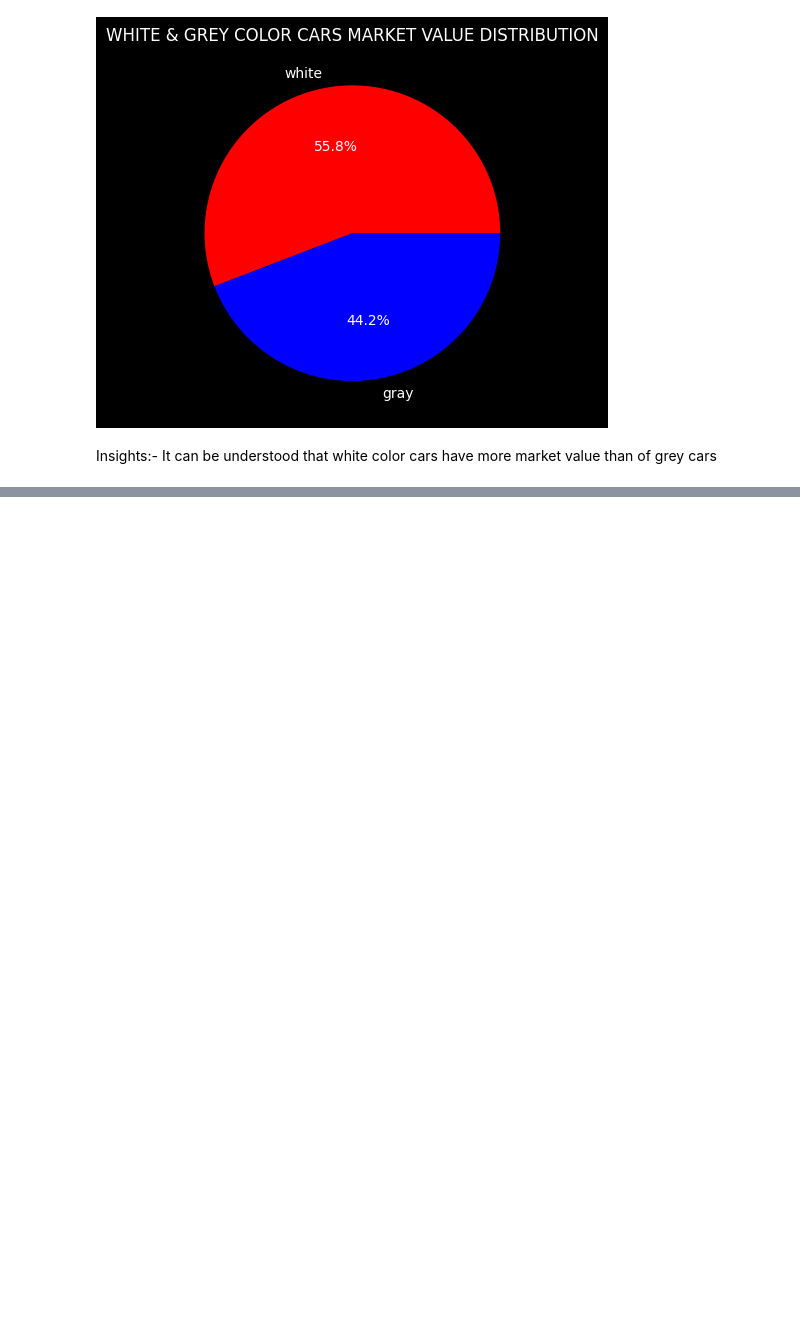
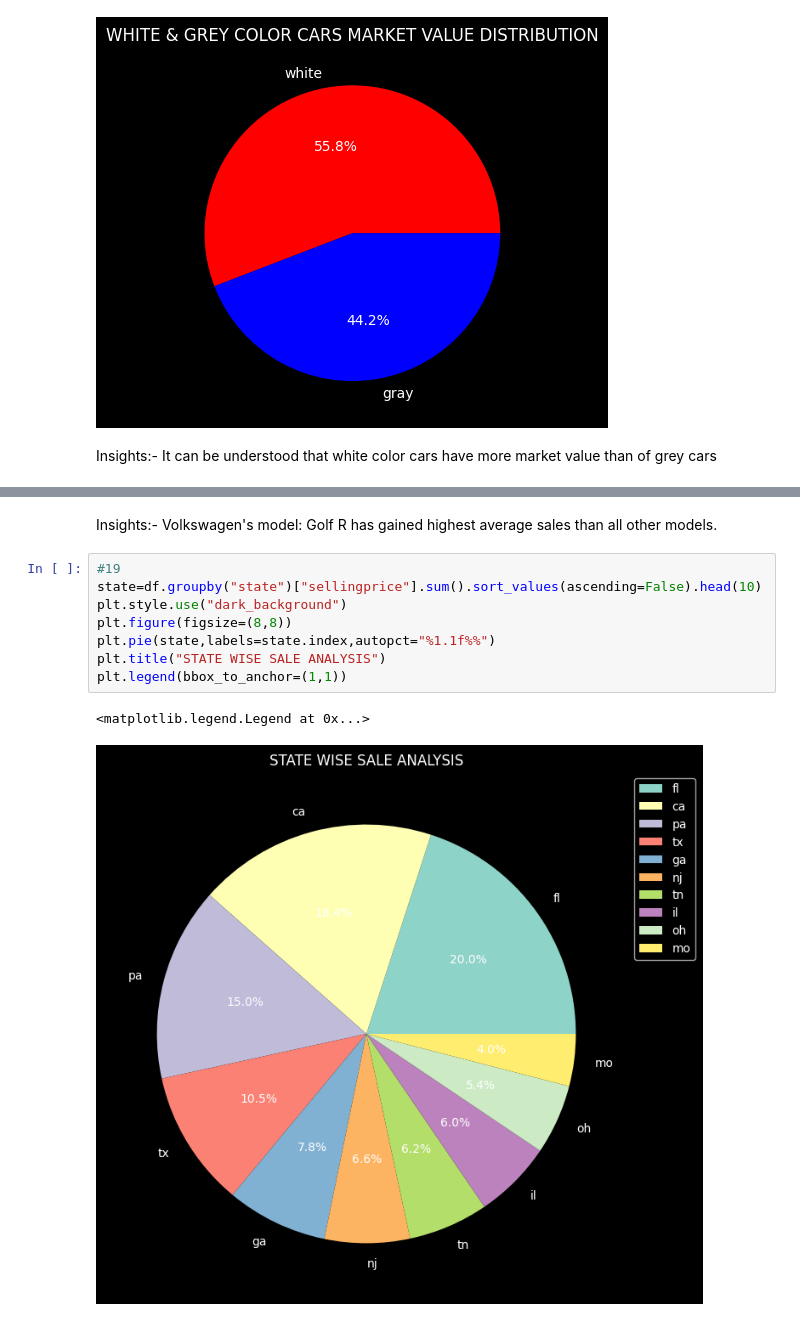
Before and after one commit to adnaaan10/data_visualisation_works, a Jupyter notebook: car_data.ipynb, the cells around one changed output, grey strips where cells are left out. Drawn from its saved outputs; the diff is of its cells as text; blank space fills up the shorter version.

```diff
--- a/car_data.ipynb
+++ b/car_data.ipynb
@@ -359,0 +424,14 @@ Insights:-
+# %% [markdown]
+Insights:-
+Volkswagen's model: Golf R has gained highest average sales than all other models.
+# %%
+#19
+state=df.groupby("state")["sellingprice"].sum().sort_values(ascending=False).head(10)
+plt.style.use("dark_background")
+plt.figure(figsize=(8,8))
+plt.pie(state,labels=state.index,autopct="%1.1f%%")
+plt.title("STATE WISE SALE ANALYSIS")
+plt.legend(bbox_to_anchor=(1,1))
+# %% [output]
+<matplotlib.legend.Legend at 0x...>
+[figure, added]
```
Also changed, not shown: parts of 9 cells of this notebook.
